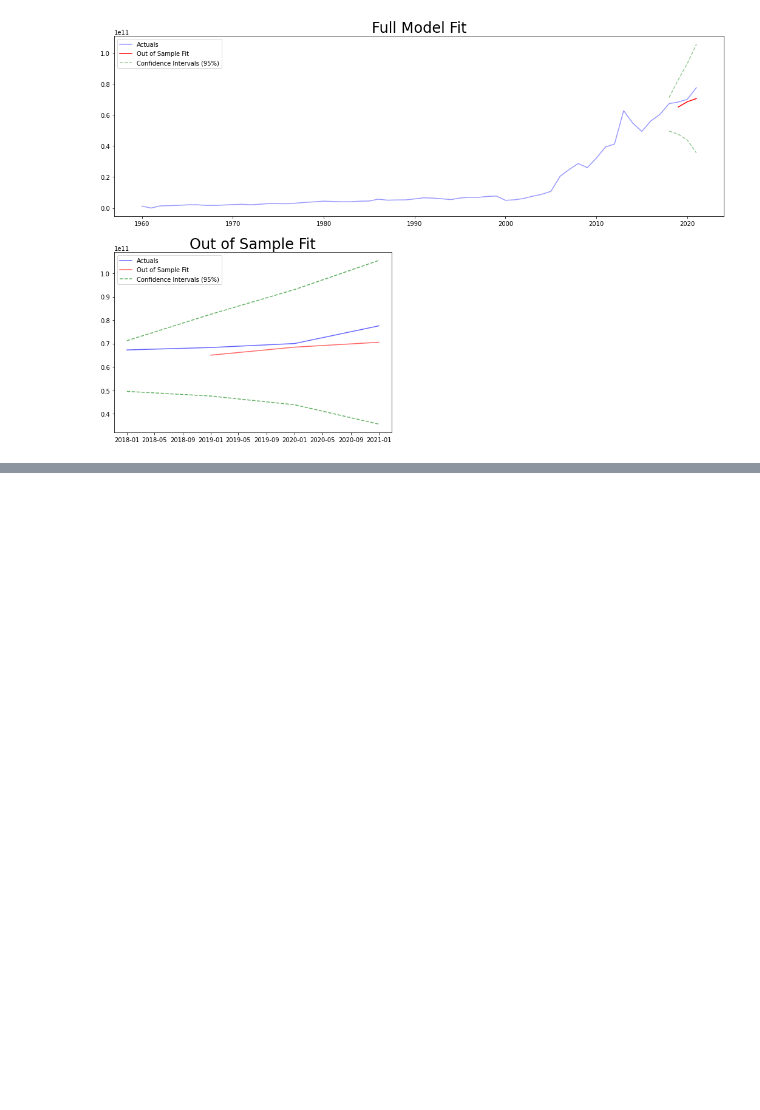
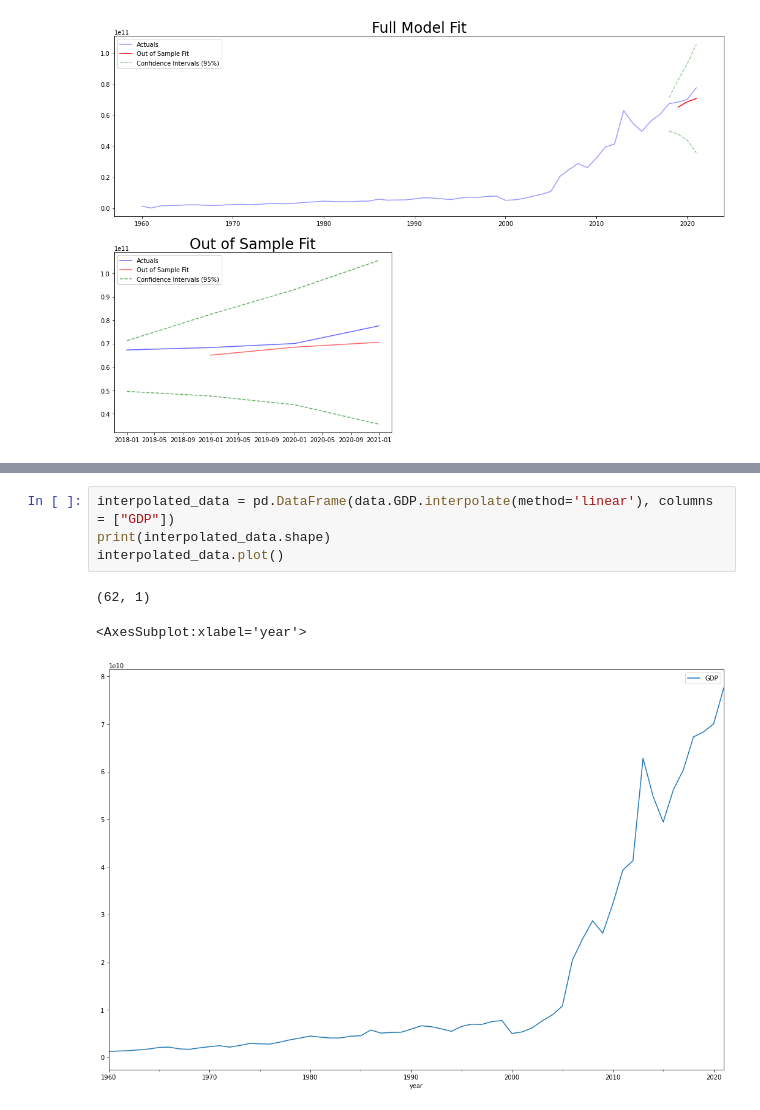
Before and after one commit to sphinxscorp/SF_data_science, a Jupyter notebook: MATH&ML-13. Временные ряды. Часть II/project-Ghana_GDP.ipynb, the cells around one changed output, grey strips where cells are left out. Cells and saved outputs as stored; diff of their text form; blank space fills up the shorter version.

```diff
--- a/MATH&ML-13. Временные ряды. Часть II/project-Ghana_GDP.ipynb
+++ b/MATH&ML-13. Временные ряды. Часть II/project-Ghana_GDP.ipynb
@@ -255,0 +288,8 @@ Warnings:
+# %%
+interpolated_data = pd.DataFrame(data.GDP.interpolate(method='linear'), columns = ["GDP"])
+print(interpolated_data.shape)
+interpolated_data.plot()
+# %% [output]
+(62, 1)
+<AxesSubplot:xlabel='year'>
+[figure, added]
```
Also changed, not shown: parts of 54 cells of this notebook.
